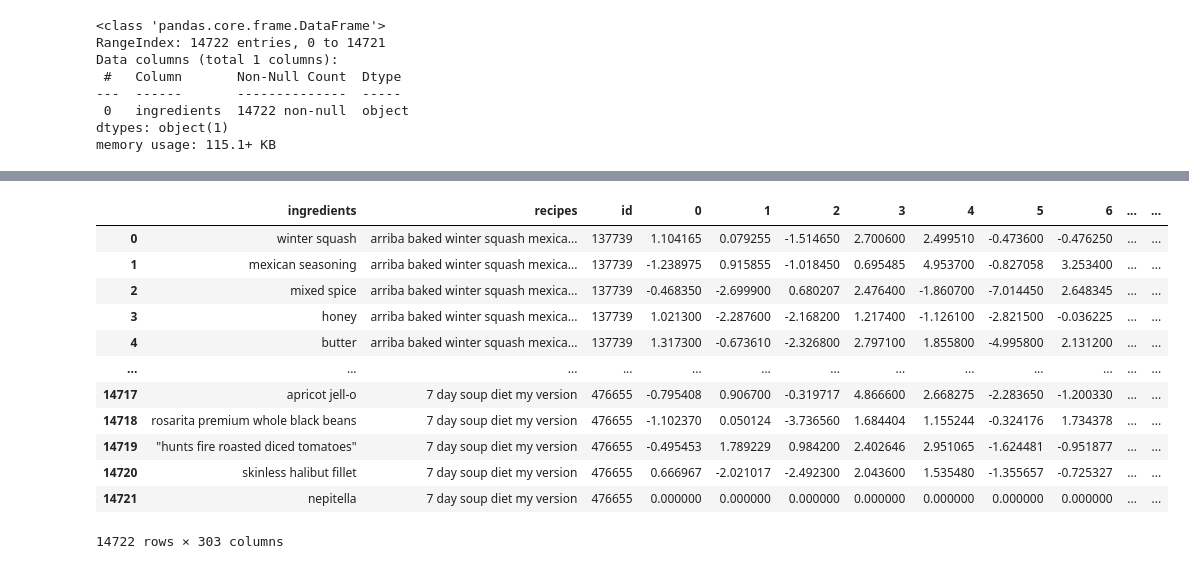
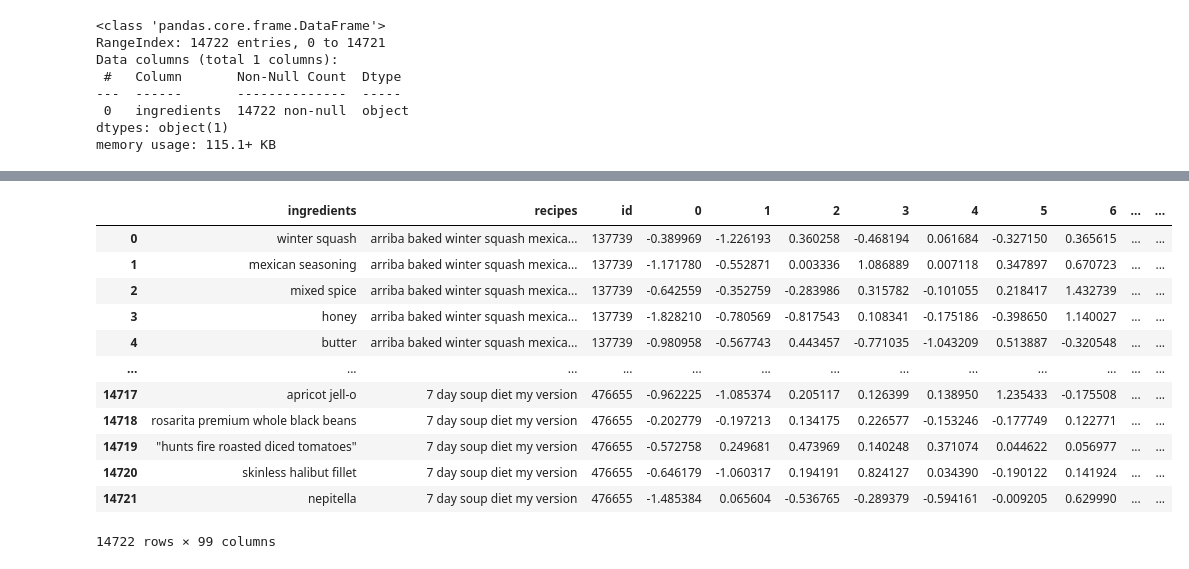
Before and after one commit to Tech-Prep-Mentor/Food-Recommendation-Data, a Jupyter notebook: recipes/ingredients.ipynb, the cells around one changed output, grey strips where cells are left out. Saved outputs shown, nothing was run; the diff lists cells and outputs as text; code cells hidden in the pictures.

```diff
--- a/recipes/ingredients.ipynb
+++ b/recipes/ingredients.ipynb
@@ -5,5 +8,5 @@ import numpy as np
 # %%
-data = pd.read_csv('..\data\ingredients_list.csv')
+data = pd.read_csv('../data/ingredients_list.csv')
 data.head()
 # %% [output]
 |  | 0 |
@@ -33,8 +36,10 @@ memory usage: 115.1+ KB
 # seasoning = ['salt','sugar','peper','chilli','oil','sesame','sauce']np
 # %%
 import spacy
+# %%
+data[['recipes']] = pd.read_csv('../data/recipes_ingredients.csv')[['name']]
 # %%
-nlp = spacy.load('en_core_web_md')
+nlp = spacy.load('en_core_web_sm')
 
 # embed
 embeddings = np.array([nlp(item).vector for item in data['ingredients']])
@@ -43,22 +67,22 @@ embeddings = np.array([nlp(item).vector for item in data['ingredients']])
 # ingre2 = nlp('tomato paste')
 # ingre1.similarity(ingre2)
 # %%
-data[['recipes','id']] = pd.read_csv('../data/recipes_ingredients.csv')[['name','id']]
-data.join(pd.DataFrame(embeddings, index=data.index))
+embedded_ingre = data.join(pd.DataFrame(embeddings, index=data.index))
+embedded_ingre
 # %% [output]
 |  | ingredients | recipes | id | 0 | 1 | 2 | 3 | 4 | 5 | 6 | ... | ... |
-| 0 | winter squash | arriba baked winter squash mexica... | 137739 | 1.104165 | 0.079255 | -1.514650 | 2.700600 | 2.499510 | -0.473600 | -0.476250 | ... | ... |
-| 1 | mexican seasoning | arriba baked winter squash mexica... | 137739 | -1.238975 | 0.915855 | -1.018450 | 0.695485 | 4.953700 | -0.827058 | 3.253400 | ... | ... |
-| 2 | mixed spice | arriba baked winter squash mexica... | 137739 | -0.468350 | -2.699900 | 0.680207 | 2.476400 | -1.860700 | -7.014450 | 2.648345 | ... | ... |
-| 3 | honey | arriba baked winter squash mexica... | 137739 | 1.021300 | -2.287600 | -2.168200 | 1.217400 | -1.126100 | -2.821500 | -0.036225 | ... | ... |
-| 4 | butter | arriba baked winter squash mexica... | 137739 | 1.317300 | -0.673610 | -2.326800 | 2.797100 | 1.855800 | -4.995800 | 2.131200 | ... | ... |
+| 0 | winter squash | arriba baked winter squash mexica... | 137739 | -0.389969 | -1.226193 | 0.360258 | -0.468194 | 0.061684 | -0.327150 | 0.365615 | ... | ... |
+| 1 | mexican seasoning | arriba baked winter squash mexica... | 137739 | -1.171780 | -0.552871 | 0.003336 | 1.086889 | 0.007118 | 0.347897 | 0.670723 | ... | ... |
+| 2 | mixed spice | arriba baked winter squash mexica... | 137739 | -0.642559 | -0.352759 | -0.283986 | 0.315782 | -0.101055 | 0.218417 | 1.432739 | ... | ... |
+| 3 | honey | arriba baked winter squash mexica... | 137739 | -1.828210 | -0.780569 | -0.817543 | 0.108341 | -0.175186 | -0.398650 | 1.140027 | ... | ... |
+| 4 | butter | arriba baked winter squash mexica... | 137739 | -0.980958 | -0.567743 | 0.443457 | -0.771035 | -1.043209 | 0.513887 | -0.320548 | ... | ... |
 | ... | ... | ... | ... | ... | ... | ... | ... | ... | ... | ... | ... | ... |
-| 14717 | apricot jell-o | 7 day soup diet my version | 476655 | -0.795408 | 0.906700 | -0.319717 | 4.866600 | 2.668275 | -2.283650 | -1.200330 | ... | ... |
-| 14718 | rosarita premium whole black beans | 7 day soup diet my version | 476655 | -1.102370 | 0.050124 | -3.736560 | 1.684404 | 1.155244 | -0.324176 | 1.734378 | ... | ... |
-| 14719 | "hunts fire roasted diced tomatoes" | 7 day soup diet my version | 476655 | -0.495453 | 1.789229 | 0.984200 | 2.402646 | 2.951065 | -1.624481 | -0.951877 | ... | ... |
-| 14720 | skinless halibut fillet | 7 day soup diet my version | 476655 | 0.666967 | -2.021017 | -2.492300 | 2.043600 | 1.535480 | -1.355657 | -0.725327 | ... | ... |
-| 14721 | nepitella | 7 day soup diet my version | 476655 | 0.000000 | 0.000000 | 0.000000 | 0.000000 | 0.000000 | 0.000000 | 0.000000 | ... | ... |
+| 14717 | apricot jell-o | 7 day soup diet my version | 476655 | -0.962225 | -1.085374 | 0.205117 | 0.126399 | 0.138950 | 1.235433 | -0.175508 | ... | ... |
+| 14718 | rosarita premium whole black beans | 7 day soup diet my version | 476655 | -0.202779 | -0.197213 | 0.134175 | 0.226577 | -0.153246 | -0.177749 | 0.122771 | ... | ... |
+| 14719 | "hunts fire roasted diced tomatoes" | 7 day soup diet my version | 476655 | -0.572758 | 0.249681 | 0.473969 | 0.140248 | 0.371074 | 0.044622 | 0.056977 | ... | ... |
+| 14720 | skinless halibut fillet | 7 day soup diet my version | 476655 | -0.646179 | -1.060317 | 0.194191 | 0.824127 | 0.034390 | -0.190122 | 0.141924 | ... | ... |
+| 14721 | nepitella | 7 day soup diet my version | 476655 | -1.485384 | 0.065604 | -0.536765 | -0.289379 | -0.594161 | -0.009205 | 0.629990 | ... | ... |
-14722 rows × 303 columns
+14722 rows × 99 columns
 # %%
 # Use random forest to predict the recipes
 from sklearn.ensemble import RandomForestClassifier
```
Also changed, not shown: parts of 4 cells of this notebook.
